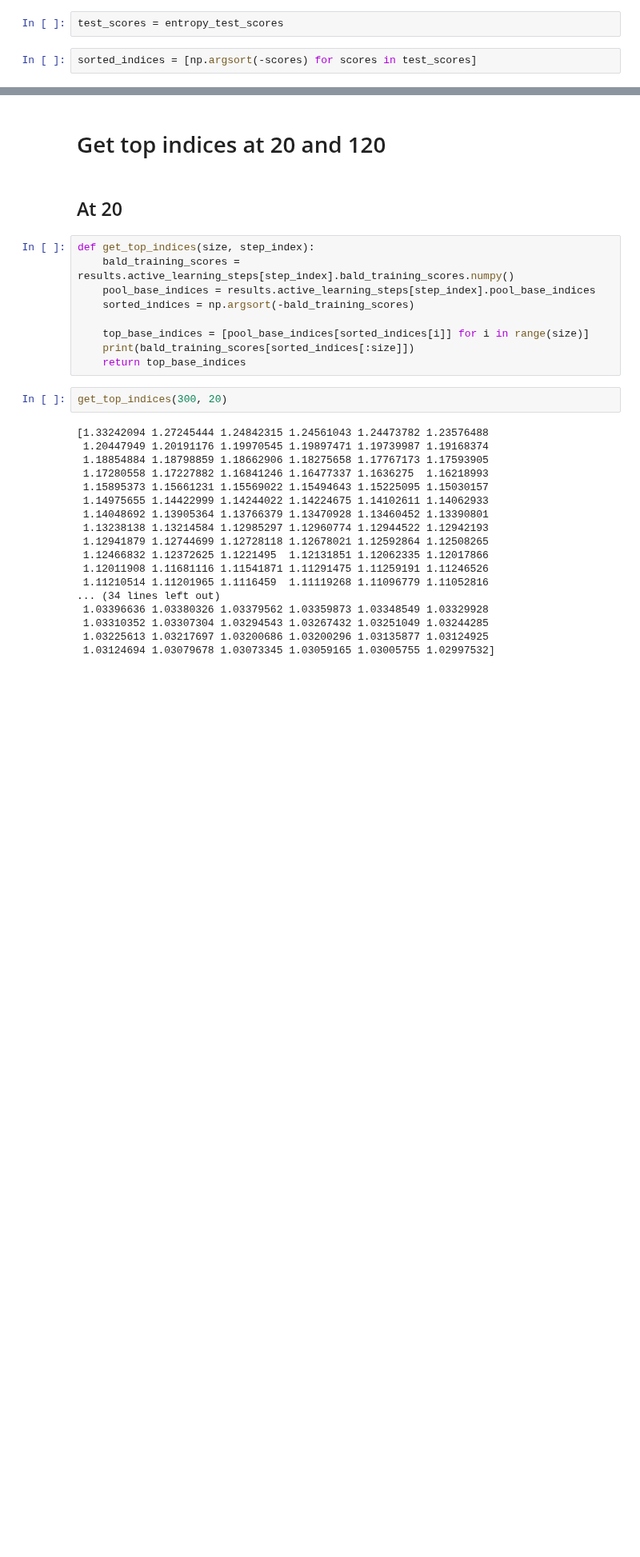
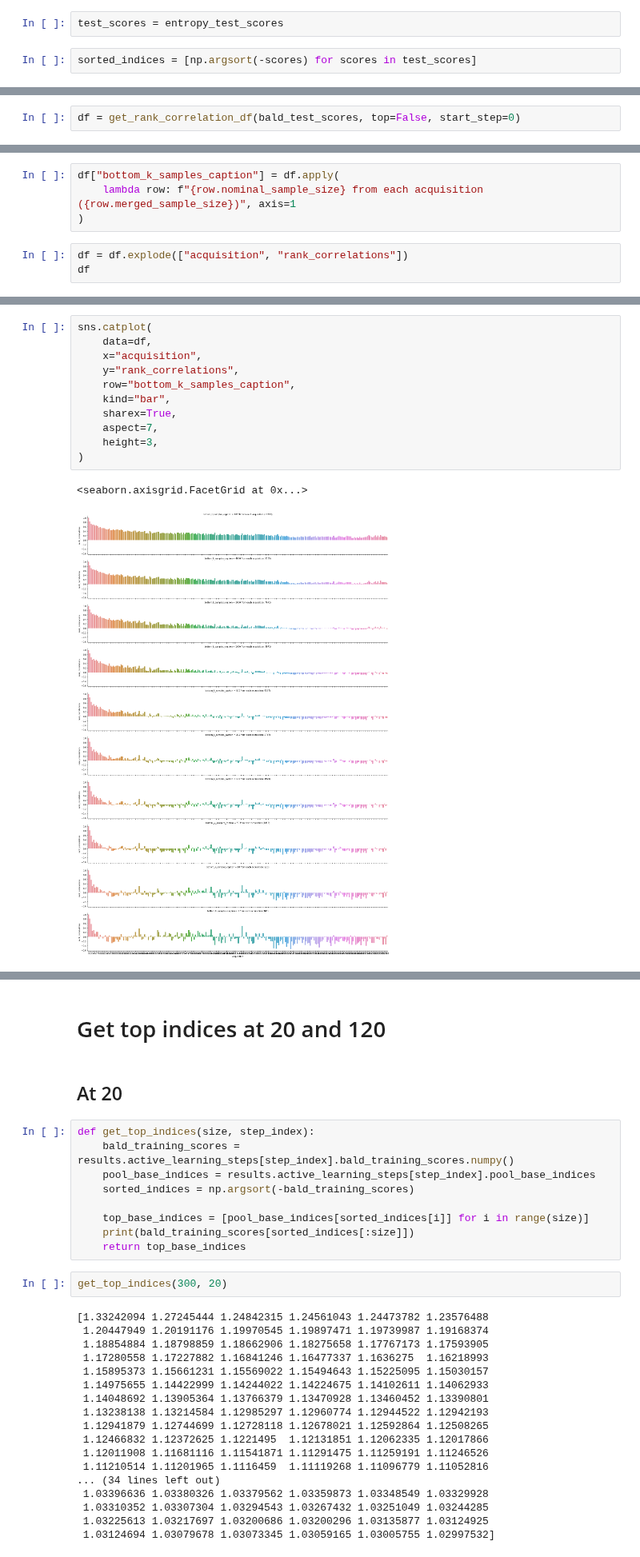
Before and after one commit to BlackHC/active_learning_redux, a Jupyter notebook: U_visualize_BALD_rank_correlations.ipynb, the cells around one changed output, grey strips where cells are left out. Shown at 80% size. Saved outputs shown, nothing was run; the diff lists cells and outputs as text; blank space fills up the shorter version.

```diff
--- a/U_visualize_BALD_rank_correlations.ipynb
+++ b/U_visualize_BALD_rank_correlations.ipynb
@@ -202,0 +265,2 @@ sns.catplot(data=df, x="acquisition", y="rank_correlations", row="top_k_samples"
+# %%
+df = get_rank_correlation_df(bald_test_scores, top=False, start_step=0)
@@ -202,0 +278,7 @@ sns.catplot(data=df, x="acquisition", y="rank_correlations", row="top_k_samples"
+# %%
+df["bottom_k_samples_caption"] = df.apply(
+    lambda row: f"{row.nominal_sample_size} from each acquisition ({row.merged_sample_size})", axis=1
+)
+# %%
+df = df.explode(["acquisition", "rank_correlations"])
+df
@@ -202,0 +299,14 @@ sns.catplot(data=df, x="acquisition", y="rank_correlations", row="top_k_samples"
+# %%
+sns.catplot(
+    data=df,
+    x="acquisition",
+    y="rank_correlations",
+    row="bottom_k_samples_caption",
+    kind="bar",
+    sharex=True,
+    aspect=7,
+    height=3,
+)
+# %% [output]
+<seaborn.axisgrid.FacetGrid at 0x...>
+[figure, added]
```
Also changed, not shown: parts of 24 cells of this notebook, 1 other file.
